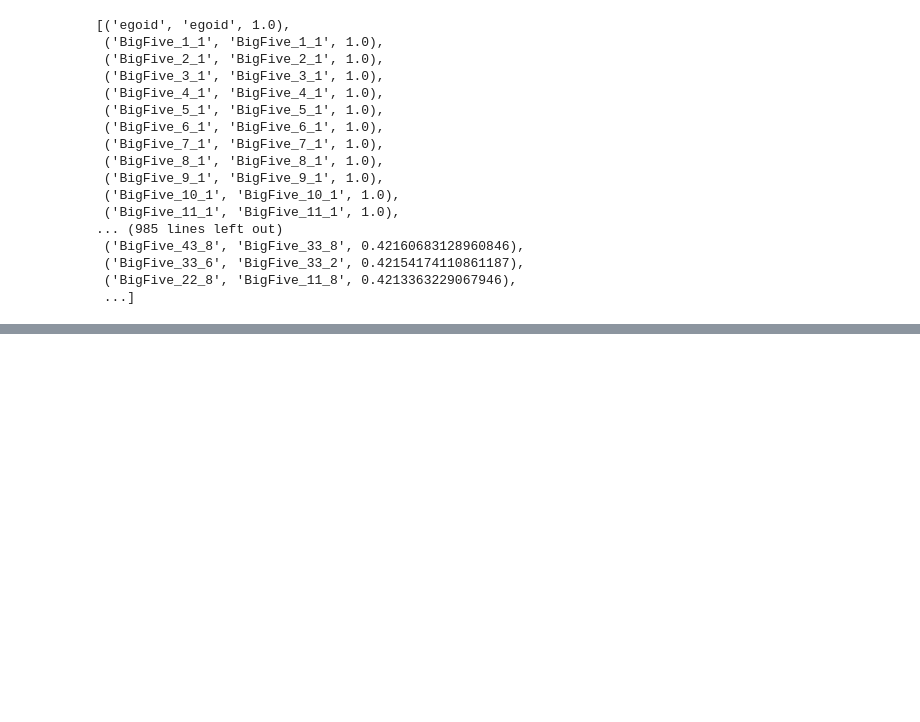
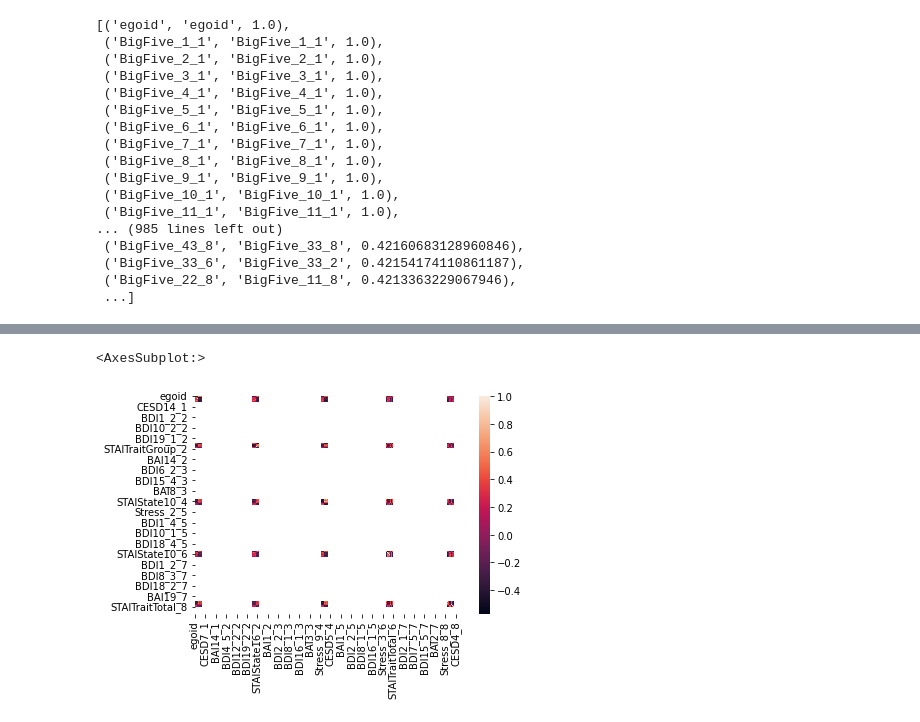
Before and after one commit to EAltunoglu/cmpe492, a Jupyter notebook: survey.ipynb, the cells around one changed output, grey strips where cells are left out. Saved outputs shown, nothing was run; the diff lists cells and outputs as text; code cells hidden in the pictures; blank space fills up the shorter version.

```diff
--- a/survey.ipynb
+++ b/survey.ipynb
@@ -314,0 +427,21 @@ ans
+# %%
+survey = pd.read_csv('original_data/survey_partial/survey_mental_health.csv')
+survey = survey.fillna(0)
+
+dc = {
+    'Almost never': 1,
+    'Sometimes': 2,
+    'Often': 3,
+    'Almost always': 4,
+}
+
+for col in survey.columns:
+    if col == 'egoid':
+        continue
+
+    survey[col] = survey[col].map(dc, na_action='ignore')
+
+sns.heatmap(survey.corr())
+# %% [output]
+<AxesSubplot:>
+[figure, added]
```
Also changed, not shown: parts of 4 cells of this notebook.
